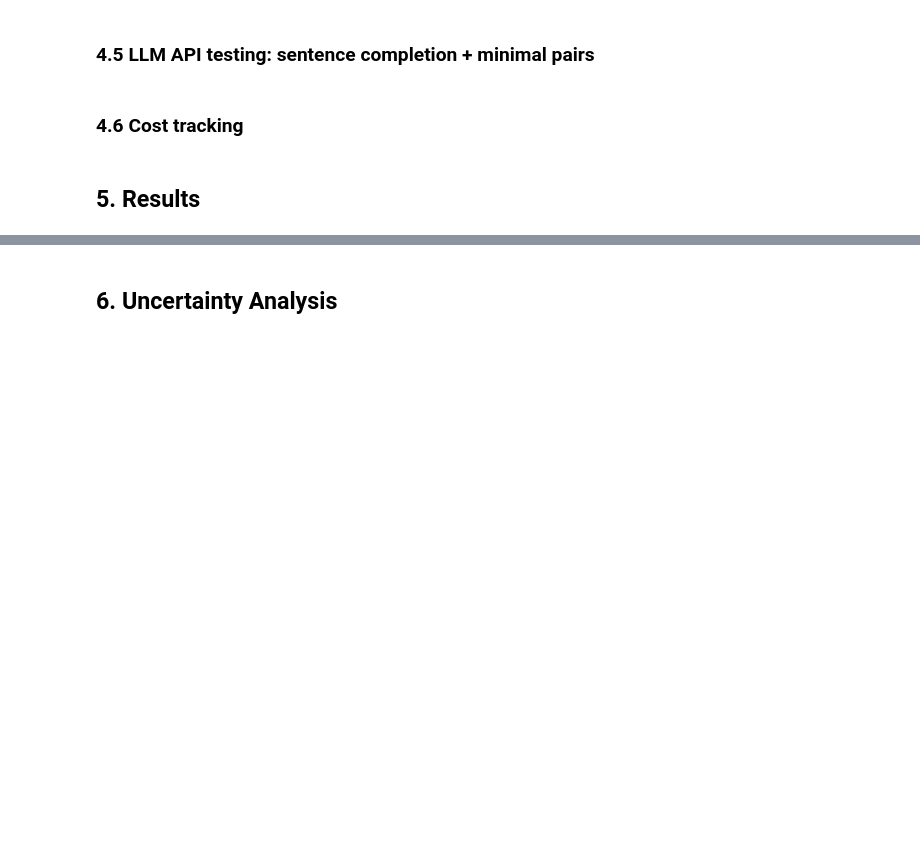
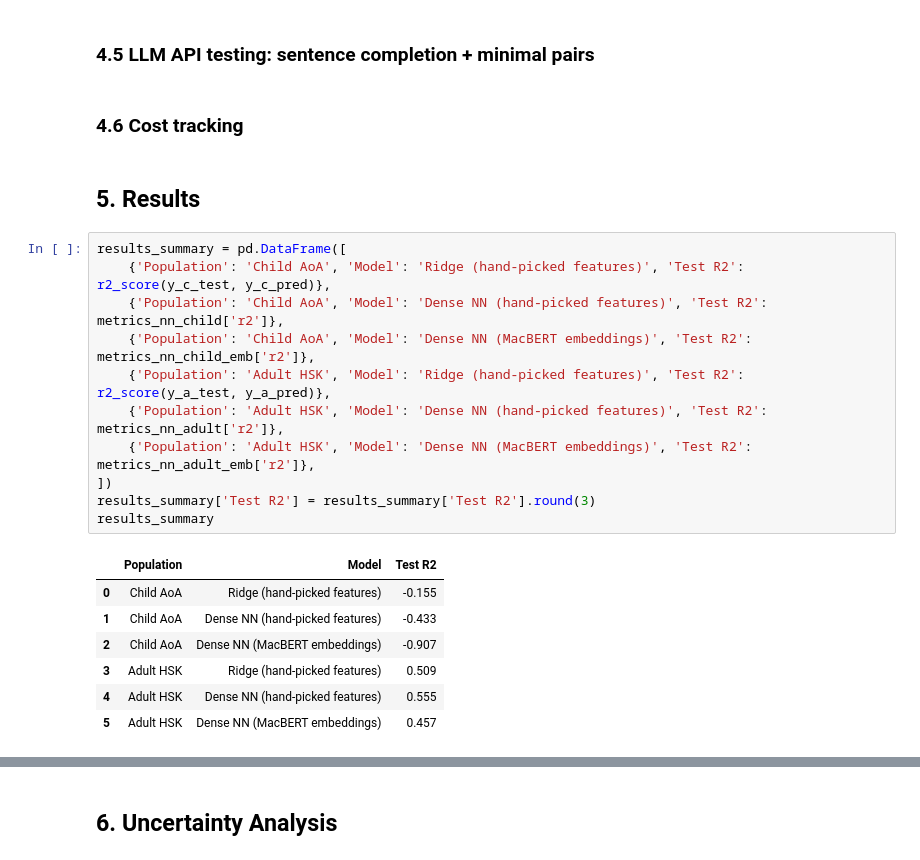
Before and after one commit to Slavena1/Softuni-Deep-Learning-Final-Project, a Jupyter notebook: notebook/analysis.ipynb, the cells around one changed output, grey strips where cells are left out. Drawn from its saved outputs; the diff is of its cells as text; blank space fills up the shorter version.

```diff
--- a/notebook/analysis.ipynb
+++ b/notebook/analysis.ipynb
@@ -368,3 +365,22 @@ Adult HSK  - Dense NN (MacBERT embeddings): R2 = 0.470
 ### 4.6 Cost tracking
 # %% [markdown]
 ## 5. Results
+# %%
+results_summary = pd.DataFrame([
+    {'Population': 'Child AoA', 'Model': 'Ridge (hand-picked features)', 'Test R2': r2_score(y_c_test, y_c_pred)},
+    {'Population': 'Child AoA', 'Model': 'Dense NN (hand-picked features)', 'Test R2': metrics_nn_child['r2']},
+    {'Population': 'Child AoA', 'Model': 'Dense NN (MacBERT embeddings)', 'Test R2': metrics_nn_child_emb['r2']},
+    {'Population': 'Adult HSK', 'Model': 'Ridge (hand-picked features)', 'Test R2': r2_score(y_a_test, y_a_pred)},
+    {'Population': 'Adult HSK', 'Model': 'Dense NN (hand-picked features)', 'Test R2': metrics_nn_adult['r2']},
+    {'Population': 'Adult HSK', 'Model': 'Dense NN (MacBERT embeddings)', 'Test R2': metrics_nn_adult_emb['r2']},
+])
+results_summary['Test R2'] = results_summary['Test R2'].round(3)
+results_summary
+# %% [output]
+|  | Population | Model | Test R2 |
+| 0 | Child AoA | Ridge (hand-picked features) | -0.155 |
+| 1 | Child AoA | Dense NN (hand-picked features) | -0.433 |
+| 2 | Child AoA | Dense NN (MacBERT embeddings) | -0.907 |
+| 3 | Adult HSK | Ridge (hand-picked features) | 0.509 |
+| 4 | Adult HSK | Dense NN (hand-picked features) | 0.555 |
+| 5 | Adult HSK | Dense NN (MacBERT embeddings) | 0.457 |
```
Also changed, not shown: parts of 11 cells of this notebook.
